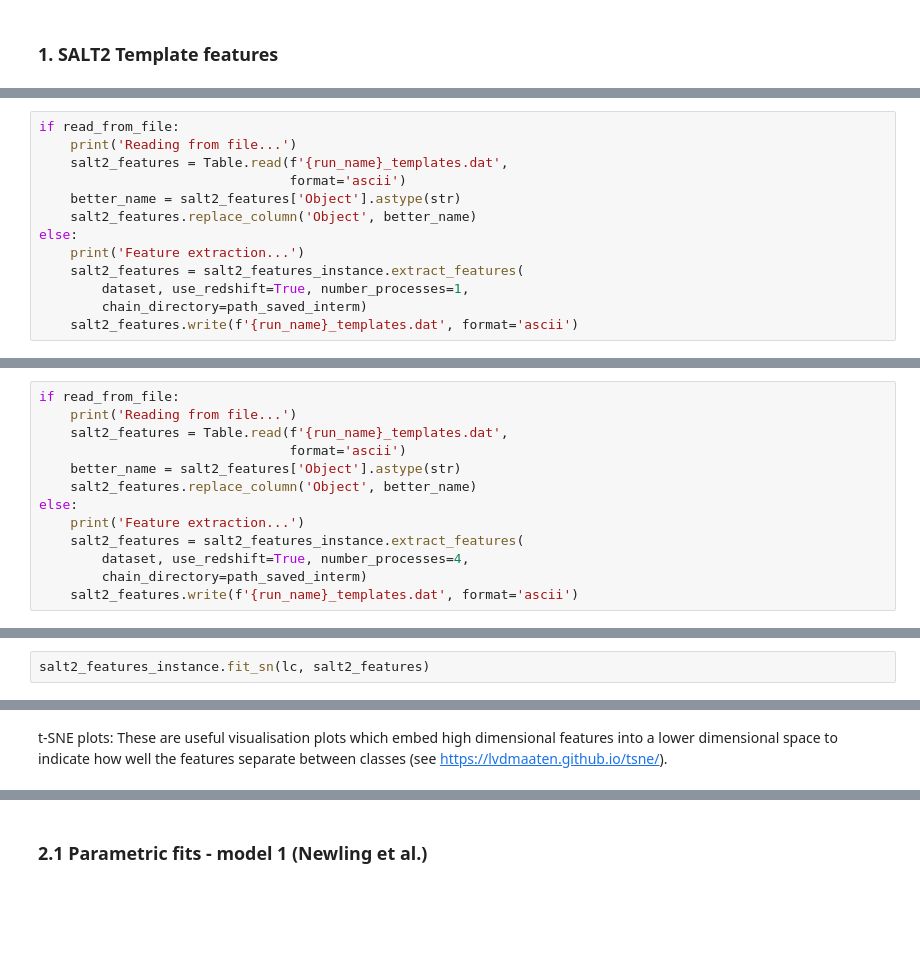
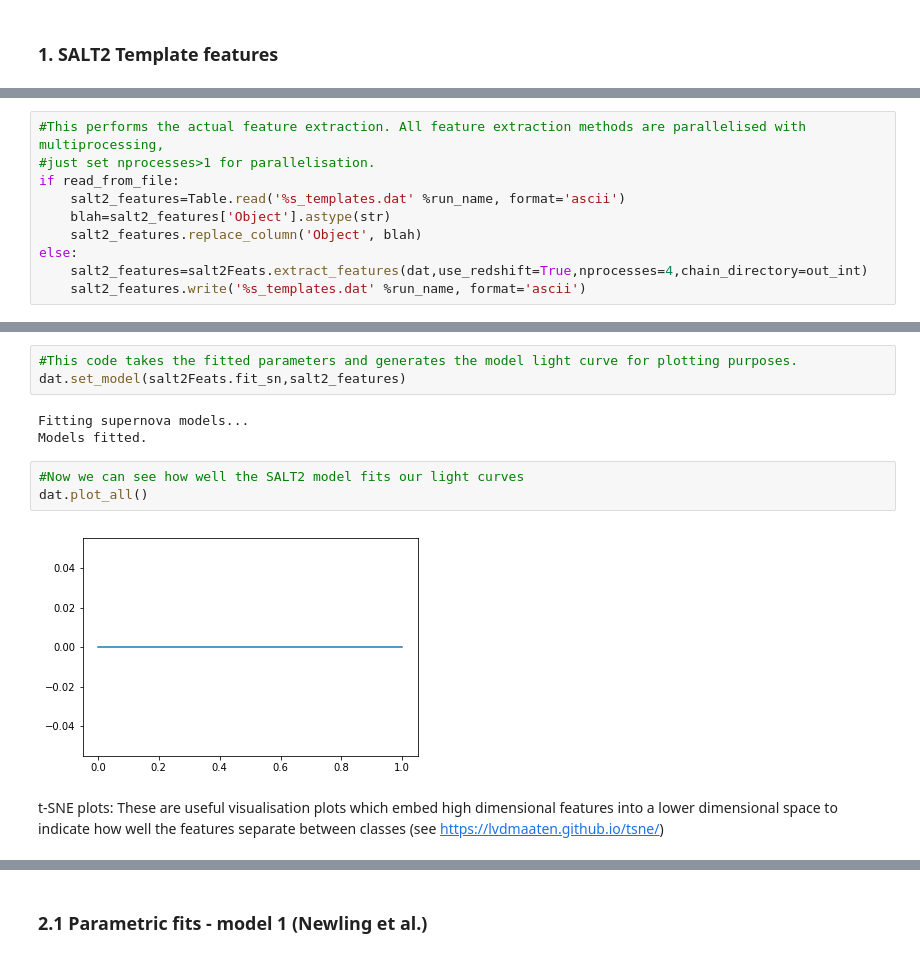
Before and after one commit to LSSTDESC/snmachine, a Jupyter notebook: examples/example_spcc.ipynb, the cells around one changed output, grey strips where cells are left out. Drawn from its saved outputs; the diff is of its cells as text; blank space fills up the shorter version.

```diff
--- a/examples/example_spcc.ipynb
+++ b/examples/example_spcc.ipynb
@@ -194,14 +122,11 @@ This performs the actual feature extraction. All feature extraction methods are
 # %%
+#This performs the actual feature extraction. All feature extraction methods are parallelised with multiprocessing,
+#just set nprocesses>1 for parallelisation.
 if read_from_file:
-    print('Reading from file...')
-    salt2_features = Table.read(f'{run_name}_templates.dat',
-                                format='ascii')
-    better_name = salt2_features['Object'].astype(str)
-    salt2_features.replace_column('Object', better_name)
+    salt2_features=Table.read('%s_templates.dat' %run_name, format='ascii')
+    blah=salt2_features['Object'].astype(str)
+    salt2_features.replace_column('Object', blah)
 else:
-    print('Feature extraction...')
-    salt2_features = salt2_features_instance.extract_features(
-        dataset, use_redshift=True, number_processes=1,
-        chain_directory=path_saved_interm)
-    salt2_features.write(f'{run_name}_templates.dat', format='ascii')
+    salt2_features=salt2Feats.extract_features(dat,use_redshift=True,nprocesses=4,chain_directory=out_int)
+    salt2_features.write('%s_templates.dat' %run_name, format='ascii')
 # %% [output]
@@ -580,13 +136,0 @@ class Features:
-# %%
-if read_from_file:
-    print('Reading from file...')
-    salt2_features = Table.read(f'{run_name}_templates.dat',
-                                format='ascii')
-    better_name = salt2_features['Object'].astype(str)
-    salt2_features.replace_column('Object', better_name)
-else:
-    print('Feature extraction...')
-    salt2_features = salt2_features_instance.extract_features(
-        dataset, use_redshift=True, number_processes=4,
-        chain_directory=path_saved_interm)
-    salt2_features.write(f'{run_name}_templates.dat', format='ascii')
@@ -600,2 +136,0 @@ lc = dataset.data['DES_SN000642.DAT']
-# %%
-salt2_features_instance.fit_sn(lc, salt2_features)
@@ -636,5 +137,16 @@ dataset.plot_all()
+# %%
+#This code takes the fitted parameters and generates the model light curve for plotting purposes.
+dat.set_model(salt2Feats.fit_sn,salt2_features)
+# %% [output]
+Fitting supernova models...
+Models fitted.
+# %%
+#Now we can see how well the SALT2 model fits our light curves
+dat.plot_all()
+# %% [output]
+[figure, added]
 # %% [markdown]
 t-SNE plots:
-These are useful visualisation plots which embed high dimensional features into a lower dimensional space to indicate how well the features separate between classes (see https://lvdmaaten.github.io/tsne/).
+These are useful visualisation plots which embed high dimensional features into a lower dimensional space to indicate how well the features separate between classes (see https://lvdmaaten.github.io/tsne/)
 # %%
 plt.figure()
```
Also changed, not shown: parts of 90 cells of this notebook.
